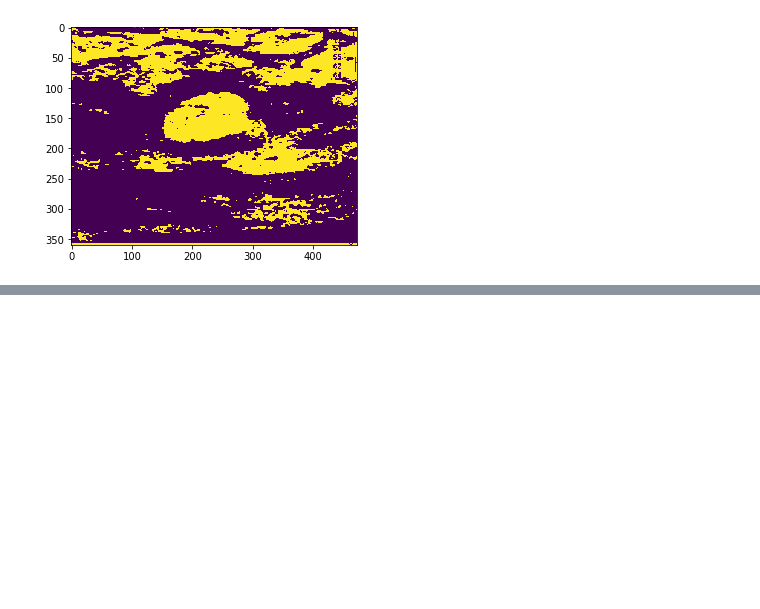
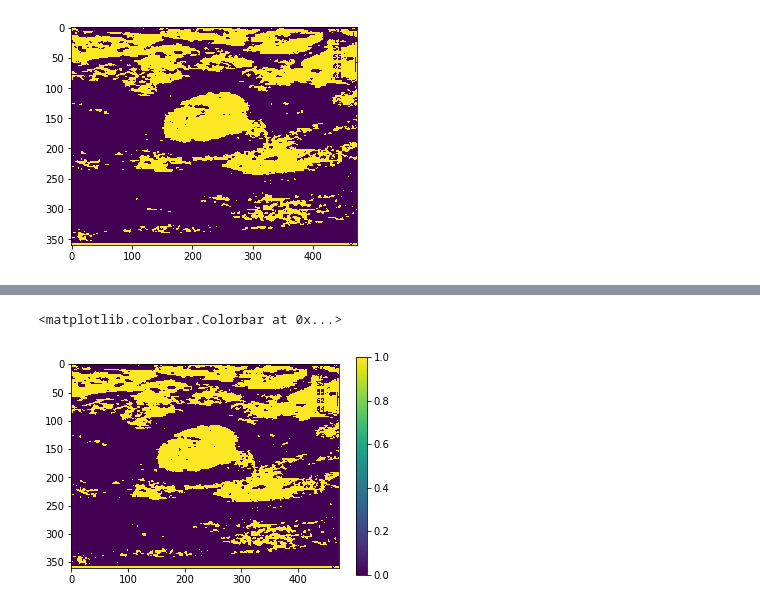
Before and after one commit to penn-ultrasound-research-laboratory/Deep-Ultrasound-Classification, a Jupyter notebook: _notebooks/LeakPluggingCary.ipynb, the cells around one changed output, grey strips where cells are left out. Cells and saved outputs as stored; diff of their text form; code cells hidden in the pictures; blank space fills up the shorter version.

```diff
--- a/_notebooks/LeakPluggingCary.ipynb
+++ b/_notebooks/LeakPluggingCary.ipynb
@@ -219,2 +210,8 @@ plt.colorbar()
+# %%
+plt.imshow(seed_range_thresholded_image)
+plt.colorbar()
+# %% [output]
+<matplotlib.colorbar.Colorbar at 0x...>
+[figure, added]
 # %%
 previous_grown = None
```
Also changed, not shown: parts of 10 cells of this notebook.
